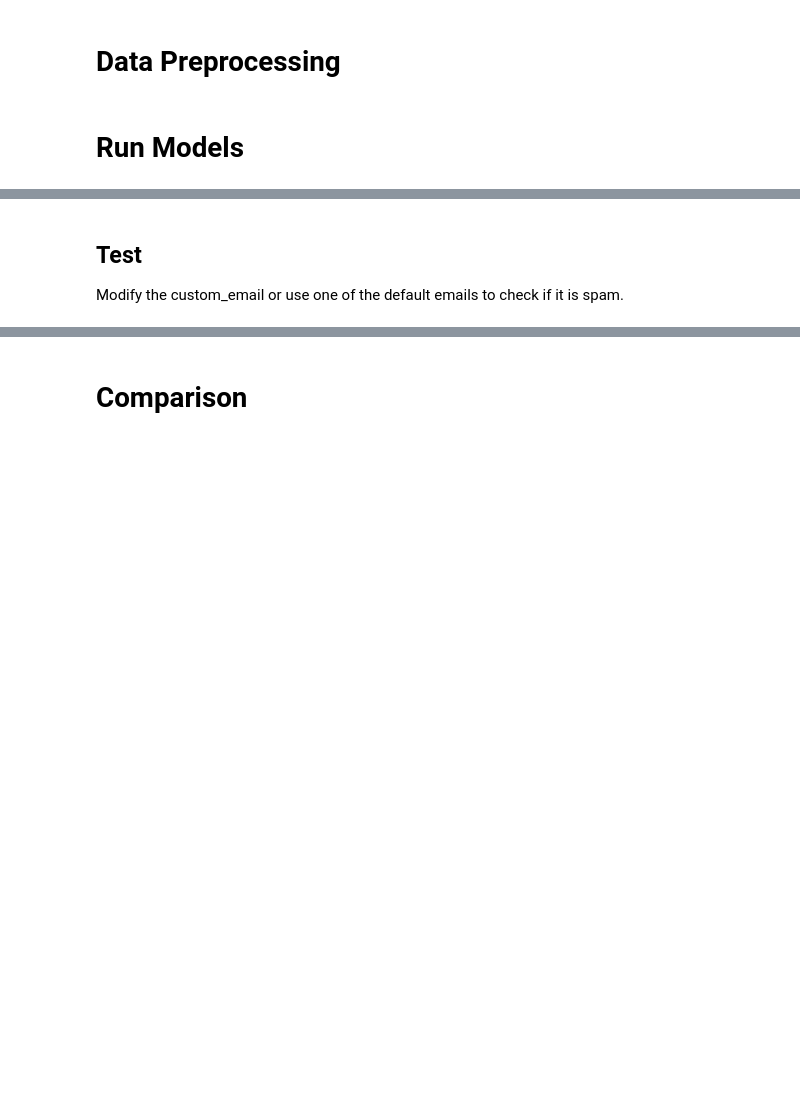
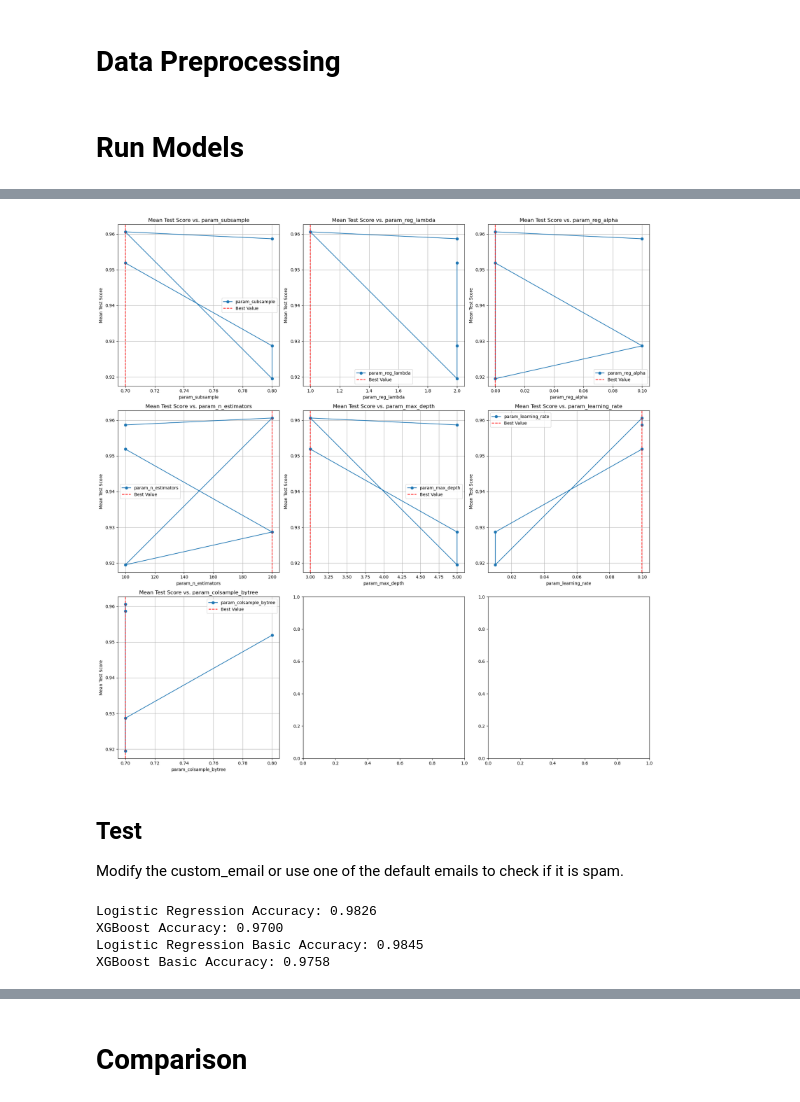
Before and after one commit to AnthonyDest/Spam-Email-Detection, a Jupyter notebook: detection.ipynb, the cells around one changed output, grey strips where cells are left out. Saved outputs shown, nothing was run; the diff lists cells and outputs as text; code cells hidden in the pictures; blank space fills up the shorter version.

```diff
--- a/detection.ipynb
+++ b/detection.ipynb
@@ -140,0 +561,36 @@ LogisticRegression(C=1, max_iter=50, solver='liblinear')
+# %%
+import pandas as pd
+import matplotlib.pyplot as plt
+
+# Convert cv_results_ to DataFrame
+cv_results_df = pd.DataFrame(xgb_random_search.cv_results_)
+
+# Extract relevant columns
+param_columns = [col for col in cv_results_df.columns if col.startswith("param_")]
+mean_test_score = cv_results_df["mean_test_score"]
+
+# Plot the data for each hyperparameter separately
+fig, axes = plt.subplots(3, 3, figsize=(18, 18))
+
+for i, param_col in enumerate(param_columns):
+    row = i // 3
+    col = i % 3
+
+    ax = axes[row, col]
+    ax.plot(cv_results_df[param_col], mean_test_score, marker='o', linestyle='-', label=param_col)
+
+    # Highlight the best value
+    best_index = cv_results_df["mean_test_score"].idxmax()
+    best_value = cv_results_df[param_col][best_index]
+    ax.axvline(x=best_value, color='r', linestyle='--', label='Best Value')
+
+    ax.set_xlabel(param_col)
+    ax.set_ylabel("Mean Test Score")
+    ax.set_title("Mean Test Score vs. " + param_col)
+    ax.legend()
+    ax.grid(True)
+
+plt.tight_layout()
+plt.show()
+# %% [output]
+[figure, added]
@@ -141,4 +644,34 @@ LogisticRegression(C=1, max_iter=50, solver='liblinear')
 # %% [markdown]
 ## Test
 Modify the custom_email or use one of the default emails to check if it is spam.
+# %%
+# Test the models on the standard test set
+
+# Predictions on test set
+lr_pred = lr_best.predict(X_test)
+xgb_pred = xgb_best.predict(X_test)
+
+# Calculate accuracy for Logistic Regression
+lr_accuracy = accuracy_score(y_test, lr_pred)
+print(f"Logistic Regression Accuracy: {lr_accuracy:.4f}")
+
+# Calculate accuracy for XGBoost
+xgb_accuracy = accuracy_score(y_test, xgb_pred)
+print(f"XGBoost Accuracy: {xgb_accuracy:.4f}")
+
+# Default values:
+
+lr_basic_pred = lr_basic.predict(X_test)
+lr_basic_accuracy = accuracy_score(y_test, lr_basic_pred)
+print(f"Logistic Regression Basic Accuracy: {lr_basic_accuracy:.4f}")
+
+
+xgb_basic_pred = xgb_basic.predict(X_test)
+xgb_basic_accuracy = accuracy_score(y_test, xgb_basic_pred)
+print(f"XGBoost Basic Accuracy: {xgb_basic_accuracy:.4f}")
+# %% [output]
+Logistic Regression Accuracy: 0.9826
+XGBoost Accuracy: 0.9700
+Logistic Regression Basic Accuracy: 0.9845
+XGBoost Basic Accuracy: 0.9758
 # %%
```
Also changed, not shown: parts of 23 cells of this notebook, 2 other files.
